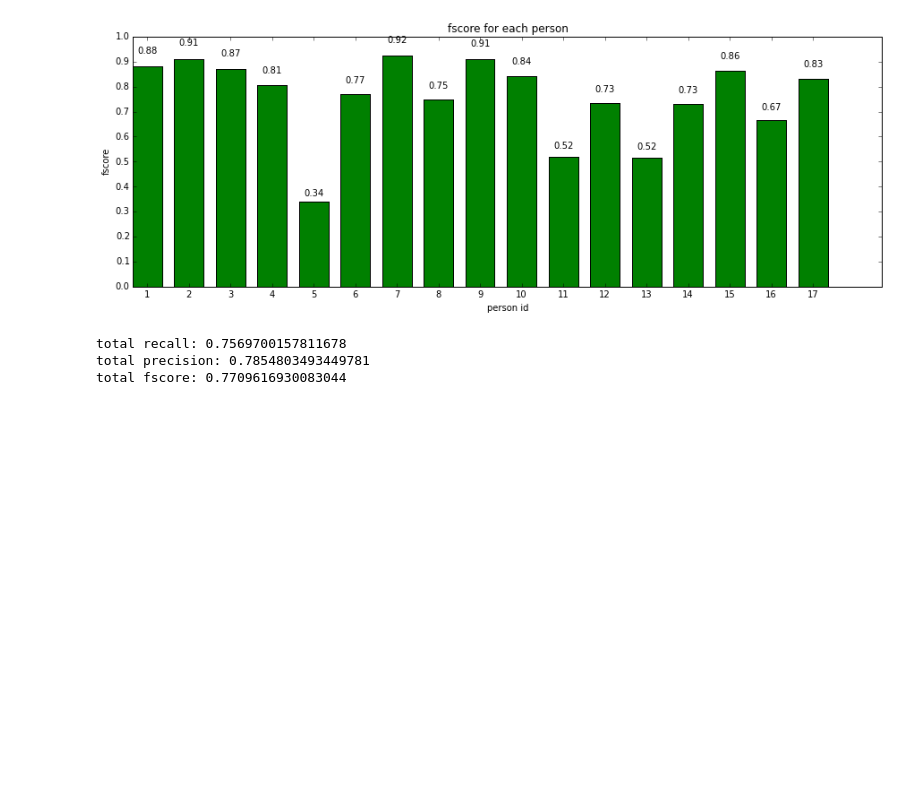
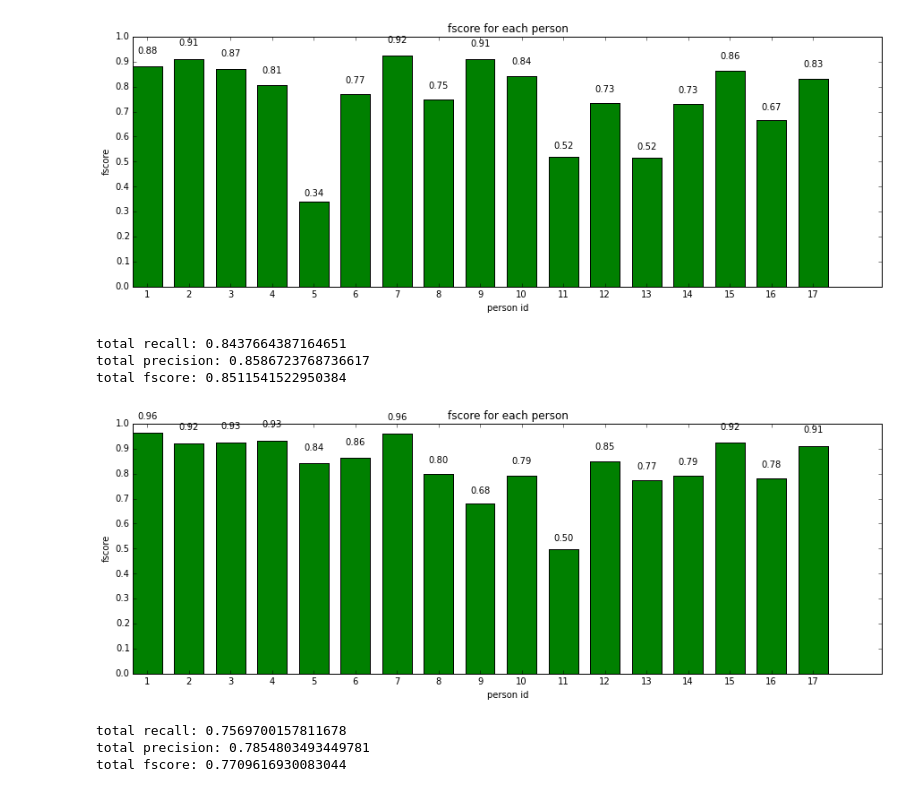
Before and after one commit to kenoga/gaze, a Jupyter notebook: analyze/show_result.ipynb, the cells around one changed output. Drawn from its saved outputs; the diff is of its cells as text; code cells hidden in the pictures; blank space fills up the shorter version.

```diff
--- a/analyze/show_result.ipynb
+++ b/analyze/show_result.ipynb
@@ -208,6 +208,13 @@ total recall: 0.7764334560757497
 total precision: 0.7961165048543689
 total fscore: 0.7861517976031958
 [figure]
+# %%
+analyze("with_face_feature_without_7_8_00")
+# %% [output]
+total recall: 0.8437664387164651
+total precision: 0.8586723768736617
+total fscore: 0.8511541522950384
+[figure, added]
 # %%
 analyze("with_face_feature_v2_00")
 analyze("with_face_feature_v2_01")
```
Also changed, not shown: parts of 3 cells of this notebook, 28 other files.
